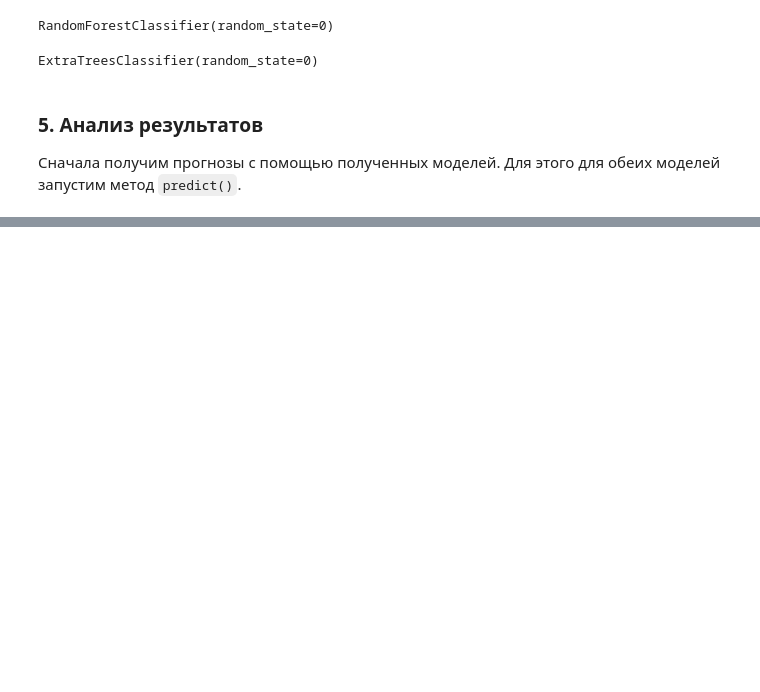
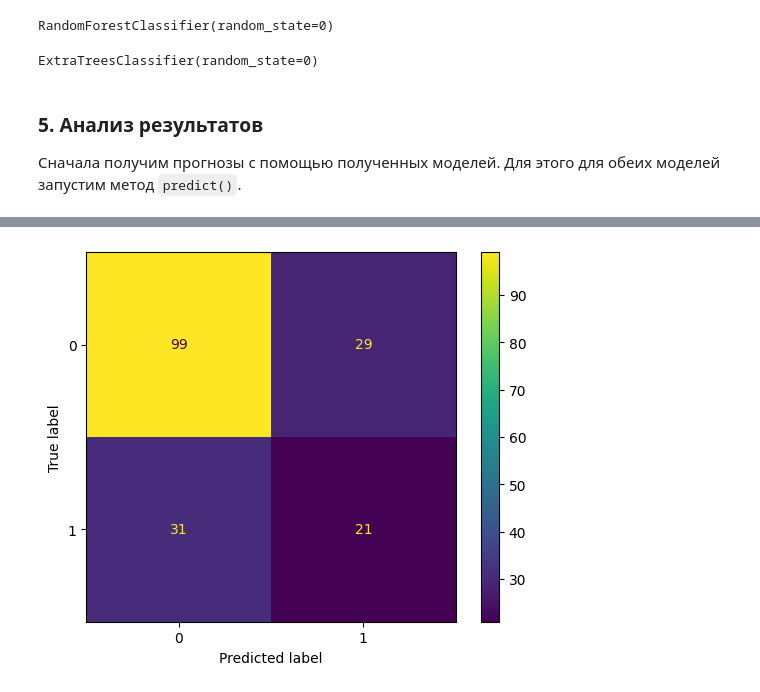
Before and after one commit to bahtey101/credit-scoring, a Jupyter notebook: 7th-semester/credit_scoring.ipynb, the cells around one changed output, grey strips where cells are left out. Drawn from its saved outputs; the diff is of its cells as text; code cells hidden in the pictures; blank space fills up the shorter version.

```diff
--- a/7th-semester/credit_scoring.ipynb
+++ b/7th-semester/credit_scoring.ipynb
@@ -537,0 +614,6 @@ sk_extra_trees_accuracy = accuracy_score(y1_test, sk_extra_trees_prediction)
+# %%
+sk_extra_trees_confusion_matrix = confusion_matrix(y1_test, sk_extra_trees_prediction)
+disp = ConfusionMatrixDisplay(confusion_matrix=sk_extra_trees_confusion_matrix)
+disp.plot();
+# %% [output]
+[figure, added]
```
Also changed, not shown: parts of 17 cells of this notebook, 1 other file.
